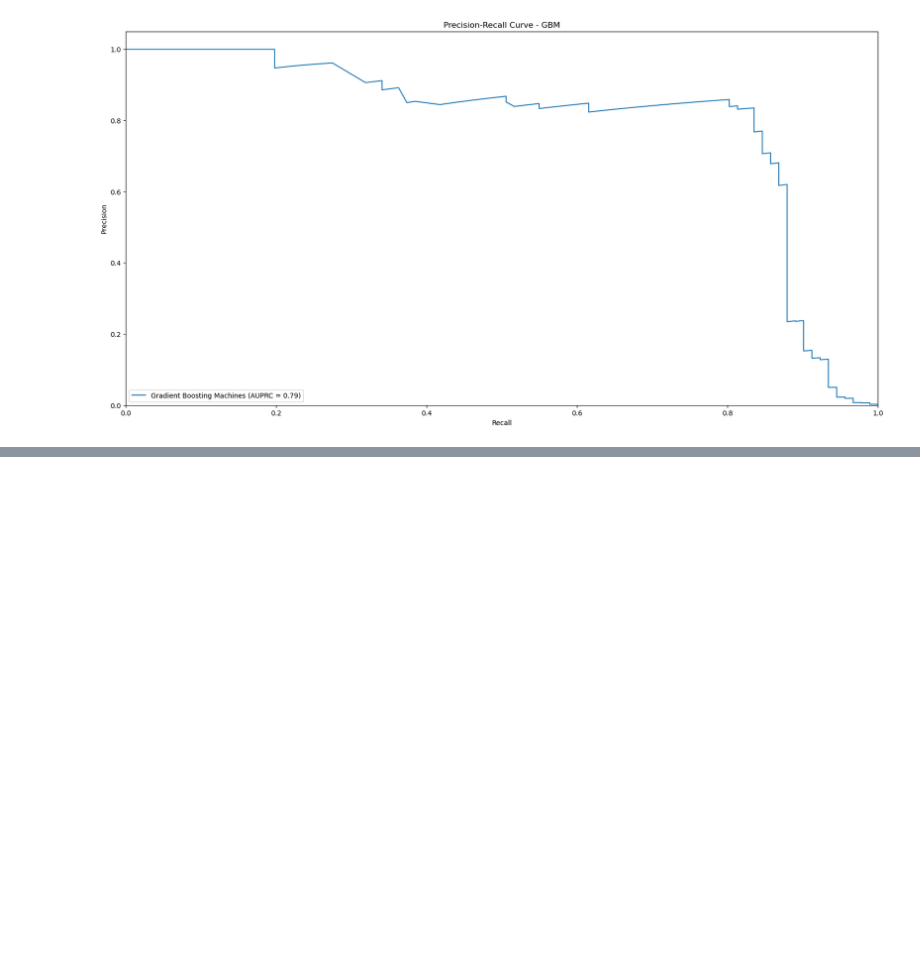
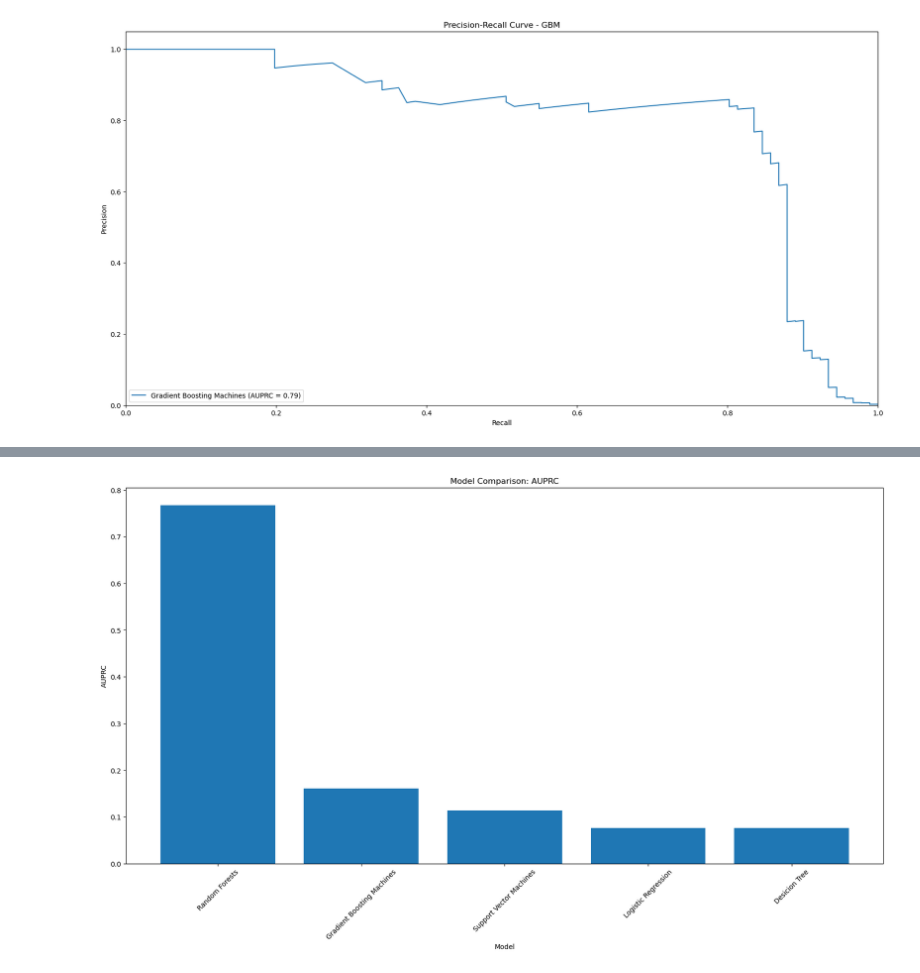
Before and after one commit to akakshat/Credit-Card-Fraud-Detection, a Jupyter notebook: CreditCardFraudDetection.ipynb, the cells around one changed output, grey strips where cells are left out. Cells and saved outputs as stored; diff of their text form; code cells hidden in the pictures; blank space fills up the shorter version.

Commit message:
model comparison and selection

```diff
--- a/CreditCardFraudDetection.ipynb
+++ b/CreditCardFraudDetection.ipynb
@@ -415,0 +422,88 @@ plt.show()
+# %%
+# Creates a Data Frame for model comparison
+model_comparison = pd.DataFrame(columns = ['Model', 'Precision', 'Recall', 'F1 Score', 'AUPRC'])
+
+# Logistic regression
+precision_lr = precision_score(y_test, y_pred_lr)
+recall_lr = recall_score(y_test, y_pred_lr)
+f1_lr = f1_score(y_test, y_pred_lr)
+auprc_lr = average_precision_score(y_test, y_pred_lr)
+
+model_comparison = model_comparison.append({
+    'Model' : 'Logistic Regression',
+    'Precision' : precision_lr,
+    'Recall' : recall_lr,
+    'F1 Score' : f1_lr,
+    'AUPRC' : auprc_lr
+}, ignore_index= True)
+
+# Desicion Tree
+precision_dt = precision_score(y_test, y_pred_dt)
+recall_dt = recall_score(y_test, y_pred_dt)
+f1_dt = f1_score(y_test, y_pred_dt)
+auprc_dt = average_precision_score(y_test, y_pred_lr)
+
+model_comparison = model_comparison.append({
+    'Model' : 'Desicion Tree',
+    'Precision' : precision_dt,
+    'Recall' : recall_dt,
+    'F1 Score' : f1_dt,
+    'AUPRC' : auprc_dt
+}, ignore_index= True)
+
+# Random Forests
+precision_rf = precision_score(y_test, y_pred_rf)
+recall_rf = recall_score(y_test, y_pred_rf)
+f1_rf = f1_score(y_test, y_pred_rf)
+auprc_rf = average_precision_score(y_test, y_pred_rf)
+
+model_comparison = model_comparison.append({
+    'Model': 'Random Forests',
+    'Precision': precision_rf,
+    'Recall': recall_rf,
+    'F1 Score': f1_rf,
+    'AUPRC': auprc_rf
+}, ignore_index=True)
+
+# Gradient Boosting Machines (GBM)
+precision_gbm = precision_score(y_test, y_pred_gbm)
+recall_gbm = recall_score(y_test, y_pred_gbm)
+f1_gbm = f1_score(y_test, y_pred_gbm)
+auprc_gbm = average_precision_score(y_test, y_pred_gbm)
+
+model_comparison = model_comparison.append({
+    'Model': 'Gradient Boosting Machines',
+    'Precision': precision_gbm,
+    'Recall': recall_gbm,
+    'F1 Score': f1_gbm,
+    'AUPRC': auprc_gbm
+}, ignore_index=True)
+
+# Support Vector Machines (SVM)
+precision_svm = precision_score(y_test, y_pred_svm)
+recall_svm = recall_score(y_test, y_pred_svm)
+f1_svm = f1_score(y_test, y_pred_svm)
+auprc_svm = average_precision_score(y_test, y_pred_svm)
+
+model_comparison = model_comparison.append({
+    'Model': 'Support Vector Machines',
+    'Precision': precision_svm,
+    'Recall': recall_svm,
+    'F1 Score': f1_svm,
+    'AUPRC': auprc_svm
+}, ignore_index=True)
+
+# Sort the Datarame by AUPRC
+model_comparison = model_comparison.sort_values(by = 'AUPRC', ascending=False)
+
+# Print the model comparison table
+print(model_comparison)
+
+# Bar plot of the AUPRC Scores
+plt.bar(model_comparison['Model'], model_comparison['AUPRC'])
+plt.xlabel('Model')
+plt.xticks(rotation=45)
+plt.ylabel('AUPRC')
+plt.title('Model Comparison: AUPRC')
+plt.show()
+# %% [output]
@@ -415,0 +516 @@ plt.show()
+[figure, added]
```
Also changed, not shown: parts of 15 cells of this notebook.
